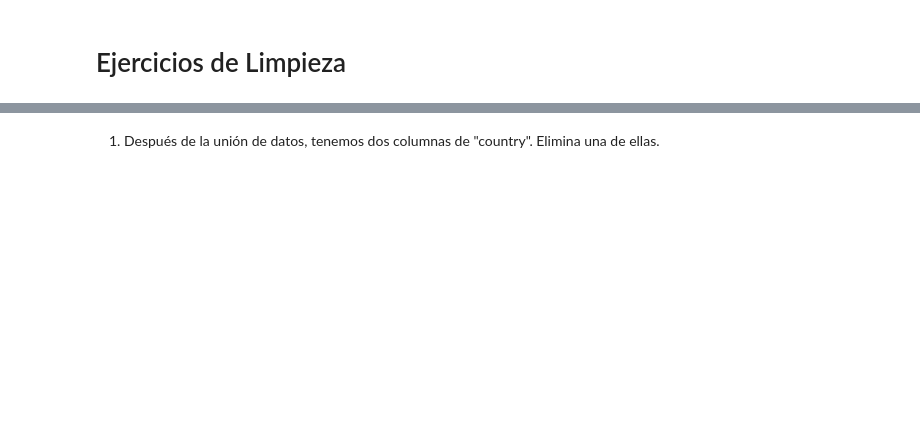
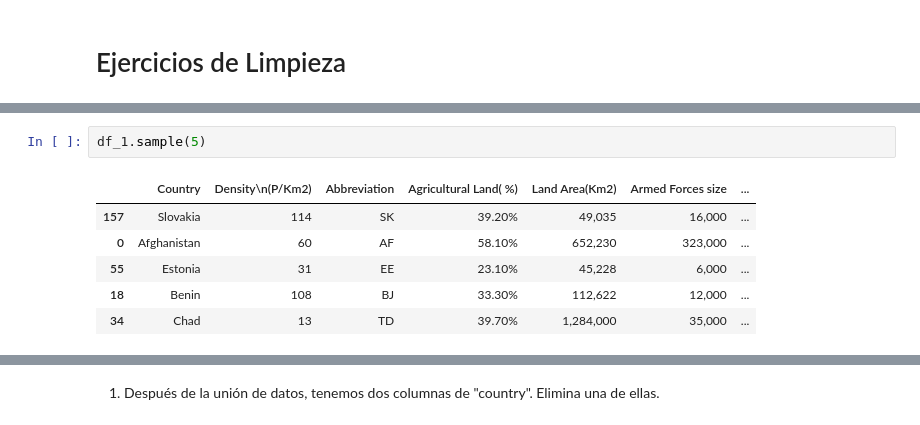
Before and after one commit to Iara-AC/promoK-modulo3-sprint1-pairprogramming-Rosana_Iara, a Jupyter notebook: pair_union_limpieza.ipynb, the cells around one changed output, grey strips where cells are left out. Cells and saved outputs as stored; diff of their text form; blank space fills up the shorter version.

```diff
--- a/pair_union_limpieza.ipynb
+++ b/pair_union_limpieza.ipynb
@@ -5,0 +28,9 @@ import numpy as np
+# %%
+df_1.sample(5)
+# %% [output]
+|  | Country | Density\n(P/Km2) | Abbreviation | Agricultural Land( %) | Land Area(Km2) | Armed Forces size | ... |
+| 157 | Slovakia | 114 | SK | 39.20% | 49,035 | 16,000 | ... |
+| 0 | Afghanistan | 60 | AF | 58.10% | 652,230 | 323,000 | ... |
+| 55 | Estonia | 31 | EE | 23.10% | 45,228 | 6,000 | ... |
+| 18 | Benin | 108 | BJ | 33.30% | 112,622 | 12,000 | ... |
+| 34 | Chad | 13 | TD | 39.70% | 1,284,000 | 35,000 | ... |
```
Also changed, not shown: parts of 14 cells of this notebook.
